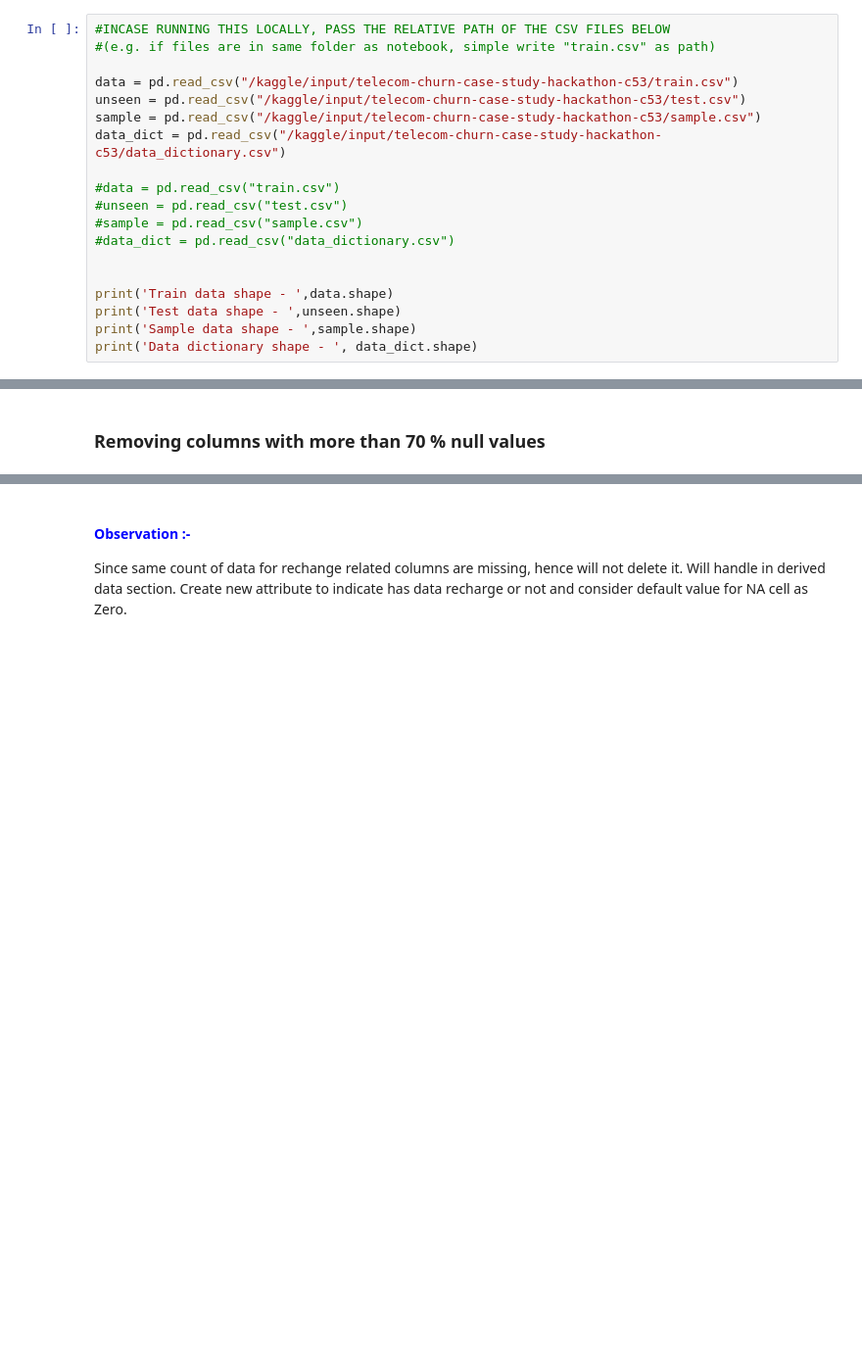
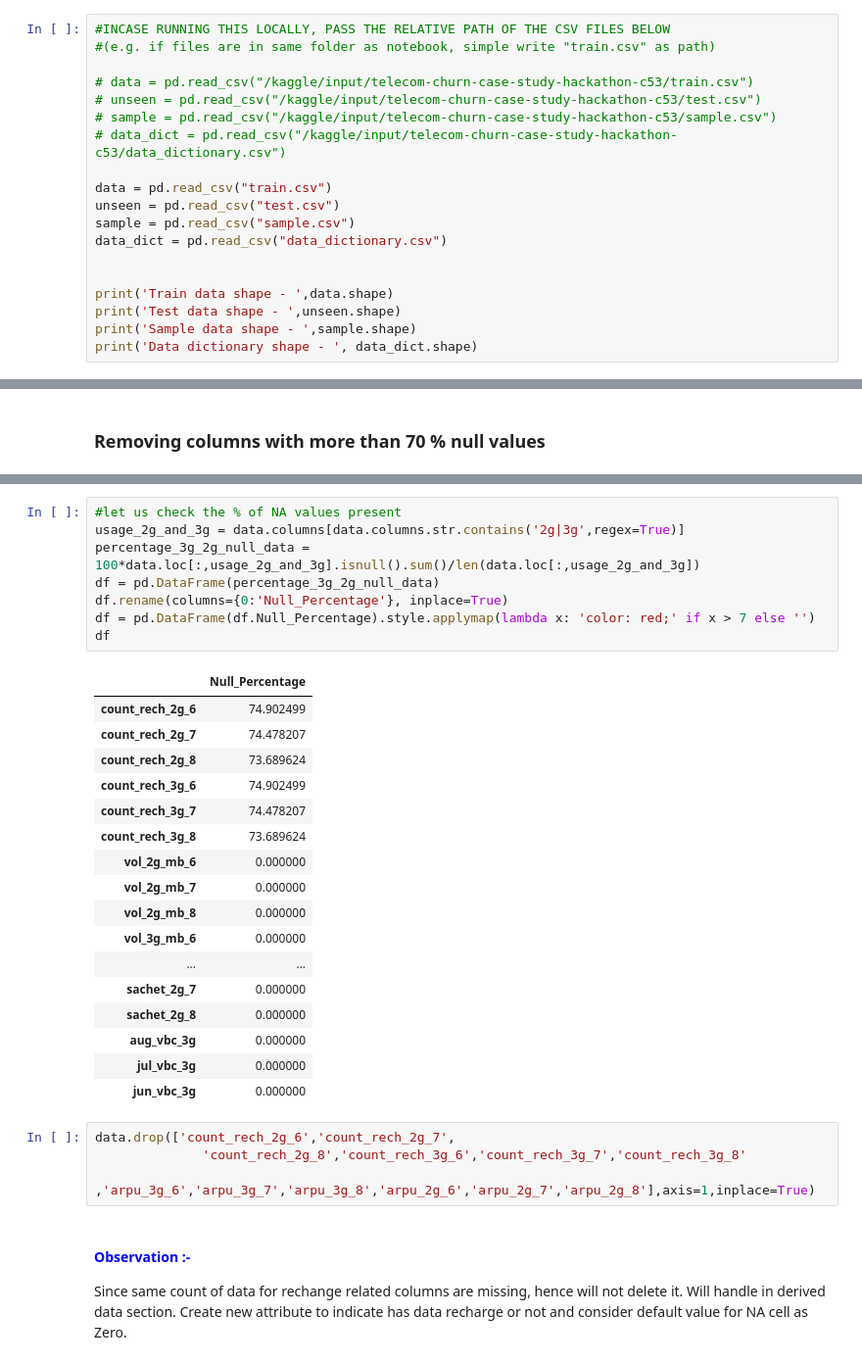
Before and after one commit to Anki0812/Telecom_Churn, a Jupyter notebook: ankita-mayur_V11.ipynb, the cells around one changed output, grey strips where cells are left out. Shown at 98% size. Saved outputs shown, nothing was run; the diff lists cells and outputs as text; blank space fills up the shorter version.

```diff
--- a/ankita-mayur_V11.ipynb
+++ b/ankita-mayur_V11.ipynb
@@ -151,15 +151,15 @@ for dirname, _, filenames in os.walk('/kaggle/input'):
 #INCASE RUNNING THIS LOCALLY, PASS THE RELATIVE PATH OF THE CSV FILES BELOW
 #(e.g. if files are in same folder as notebook, simple write "train.csv" as path)
 
-data = pd.read_csv("/kaggle/input/telecom-churn-case-study-hackathon-c53/train.csv")
-unseen = pd.read_csv("/kaggle/input/telecom-churn-case-study-hackathon-c53/test.csv")
-sample = pd.read_csv("/kaggle/input/telecom-churn-case-study-hackathon-c53/sample.csv")
-data_dict = pd.read_csv("/kaggle/input/telecom-churn-case-study-hackathon-c53/data_dictionary.csv")
+# data = pd.read_csv("/kaggle/input/telecom-churn-case-study-hackathon-c53/train.csv")
+# unseen = pd.read_csv("/kaggle/input/telecom-churn-case-study-hackathon-c53/test.csv")
+# sample = pd.read_csv("/kaggle/input/telecom-churn-case-study-hackathon-c53/sample.csv")
+# data_dict = pd.read_csv("/kaggle/input/telecom-churn-case-study-hackathon-c53/data_dictionary.csv")
 
-#data = pd.read_csv("train.csv")
-#unseen = pd.read_csv("test.csv")
-#sample = pd.read_csv("sample.csv")
-#data_dict = pd.read_csv("data_dictionary.csv")
+data = pd.read_csv("train.csv")
+unseen = pd.read_csv("test.csv")
+sample = pd.read_csv("sample.csv")
+data_dict = pd.read_csv("data_dictionary.csv")
 
 
 print('Train data shape - ',data.shape)
@@ -321,6 +330,36 @@ Columns with more than 70% missing values
 28 . fb_user_6 . 52431 . 74.9
 29 . fb_user_7 . 52134 . 74.48
 30 . fb_user_8 . 51582 . 73.69
+# %%
+#let us check the % of NA values present
+usage_2g_and_3g = data.columns[data.columns.str.contains('2g|3g',regex=True)]
+percentage_3g_2g_null_data = 100*data.loc[:,usage_2g_and_3g].isnull().sum()/len(data.loc[:,usage_2g_and_3g])
+df = pd.DataFrame(percentage_3g_2g_null_data)
+df.rename(columns={0:'Null_Percentage'}, inplace=True)
+df = pd.DataFrame(df.Null_Percentage).style.applymap(lambda x: 'color: red;' if x > 7 else '')
+df
+# %% [output]
+|  | Null_Percentage |
+| count_rech_2g_6 | 74.902499 |
+| count_rech_2g_7 | 74.478207 |
+| count_rech_2g_8 | 73.689624 |
+| count_rech_3g_6 | 74.902499 |
+| count_rech_3g_7 | 74.478207 |
+| count_rech_3g_8 | 73.689624 |
+| vol_2g_mb_6 | 0.000000 |
+| vol_2g_mb_7 | 0.000000 |
+| vol_2g_mb_8 | 0.000000 |
+| vol_3g_mb_6 | 0.000000 |
+| ... | ... |
+| sachet_2g_7 | 0.000000 |
+| sachet_2g_8 | 0.000000 |
+| aug_vbc_3g | 0.000000 |
+| jul_vbc_3g | 0.000000 |
+| jun_vbc_3g | 0.000000 |
+# %%
+data.drop(['count_rech_2g_6','count_rech_2g_7',
+              'count_rech_2g_8','count_rech_3g_6','count_rech_3g_7','count_rech_3g_8'
+               ,'arpu_3g_6','arpu_3g_7','arpu_3g_8','arpu_2g_6','arpu_2g_7','arpu_2g_8'],axis=1,inplace=True)
 # %% [markdown]
 #### <span style="color:blue">Observation :-</span>
 Since same count of data for rechange related columns are missing, hence will not delete it.
```
Also changed, not shown: parts of 62 cells of this notebook.
